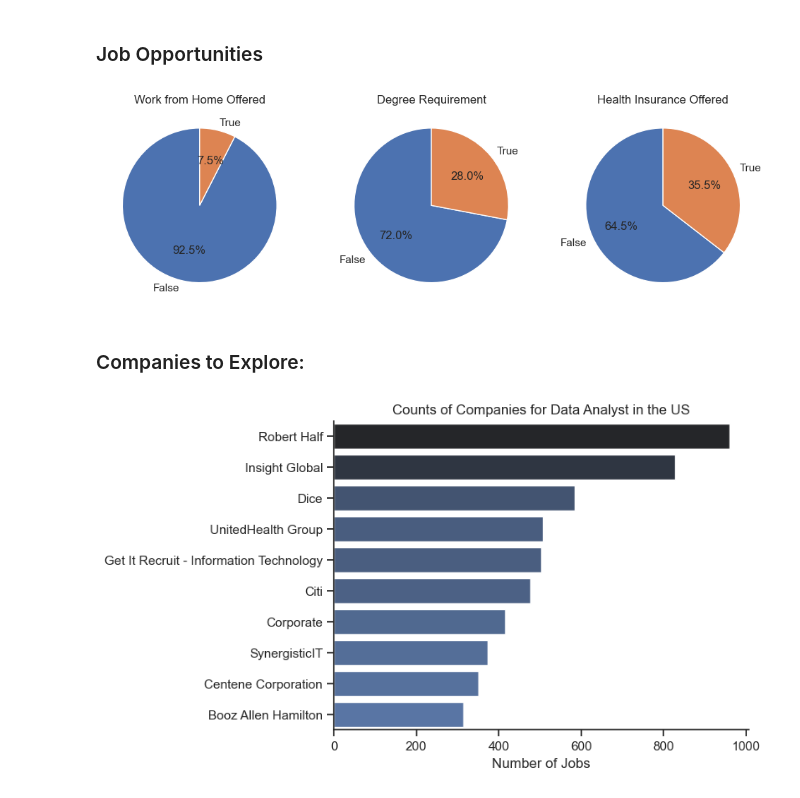
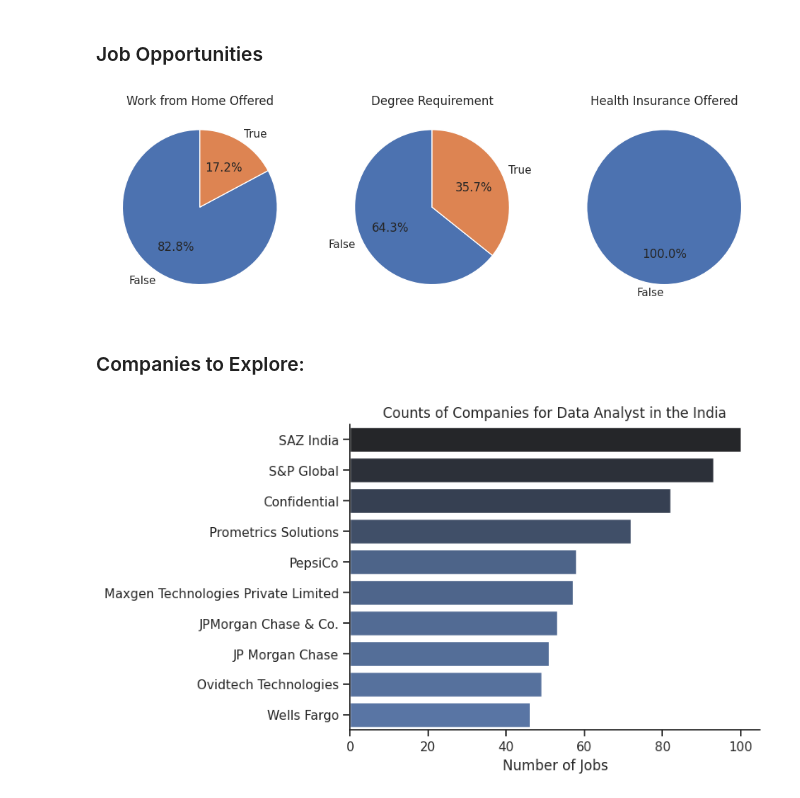
Before and after one commit to utkarsh201314/Data_Analysis_project-jobs-data-analysis-, a Jupyter notebook: 3_Project/1_EDA_Intro.ipynb, the cells around one changed output. Saved outputs shown, nothing was run; the diff lists cells and outputs as text; code cells hidden in the pictures.

```diff
--- a/3_Project/1_EDA_Intro.ipynb
+++ b/3_Project/1_EDA_Intro.ipynb
@@ -103,12 +101,11 @@ plt.show()
 import ast
 import pandas as pd
 import seaborn as sns
-from datasets import load_dataset
+
 import matplotlib.pyplot as plt
 
 # Loading Data
-dataset = load_dataset('lukebarousse/data_jobs')
-df = dataset['train'].to_pandas()
+df =pd.read_csv('/content/drive/MyDrive/Colab Notebooks/data_jobs.csv')
 
 # Data Cleanup
 df['job_posted_date'] = pd.to_datetime(df['job_posted_date'])
@@ -118,5 +115,5 @@ df['job_skills'] = df['job_skills'].apply(lambda x: ast.literal_eval(x) if pd.no
 # %%
-df_DA_US = df[(df['job_country'] == 'United States') & (df['job_title_short'] == 'Data Analyst')]
+df_DA_India = df[(df['job_country'] == 'India') & (df['job_title_short'] == 'Data Analyst')]
 # %% [markdown]
 ### Locations to Explore:
 # %%
@@ -134,35 +131,34 @@ plt.show()
 # %% [markdown]
 ### Job Opportunities
 # %%
-# rewrite the above with a for loop
 dict_column = {
     'job_work_from_home': 'Work from Home Offered',
     'job_no_degree_mention': 'Degree Requirement',
     'job_health_insurance': 'Health Insurance Offered'
 }
 
 fig, ax = plt.subplots(1, 3)
 fig.set_size_inches((12, 5))
 
 for i, (column, title) in enumerate(dict_column.items()):
-    ax[i].pie(df_DA_US[column].value_counts(), labels=['False', 'True'], autopct='%1.1f%%', startangle=90)
+    value_counts = df_DA_India[column].value_counts()
+    ax[i].pie(value_counts, labels=value_counts.index, autopct='%1.1f%%', startangle=90)
     ax[i].set_title(title)
 
-# plt.suptitle('Benefit Analysis of Data Jobs', fontsize=16)
 plt.show()
 # %% [output]
-[figure, old version]
+[figure, new version]
 # %% [markdown]
 ### Companies to Explore:
 # %%
-df_plot = df_DA_US['company_name'].value_counts().head(10).to_frame()
+df_plot = df_DA_India['company_name'].value_counts().head(10).to_frame()
 
 sns.set_theme(style='ticks')
 sns.barplot(data=df_plot, x='count', y='company_name', hue='count', palette='dark:b_r', legend=False)
 sns.despine()
-plt.title('Counts of Companies for Data Analyst in the US')
+plt.title('Counts of Companies for Data Analyst in the India')
 plt.xlabel('Number of Jobs')
 plt.ylabel('')
 plt.show()
 # %% [output]
-[figure, old version]
+[figure, new version]
```
Also changed, not shown: parts of 5 cells of this notebook.
